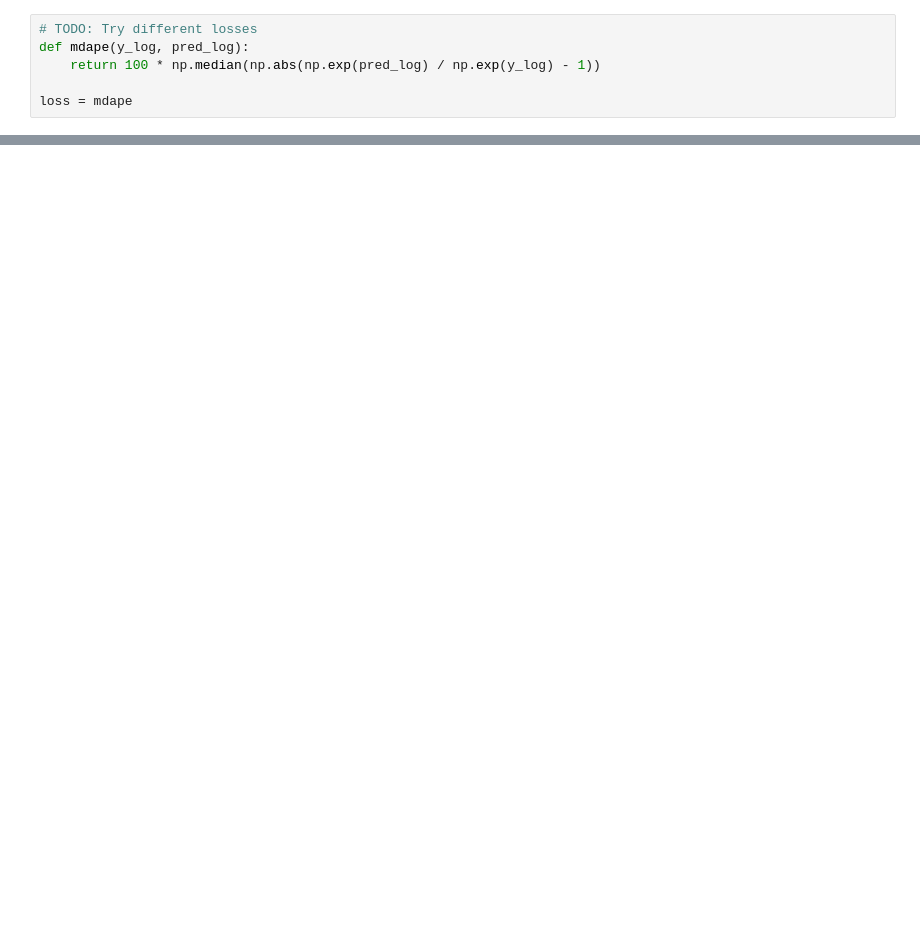
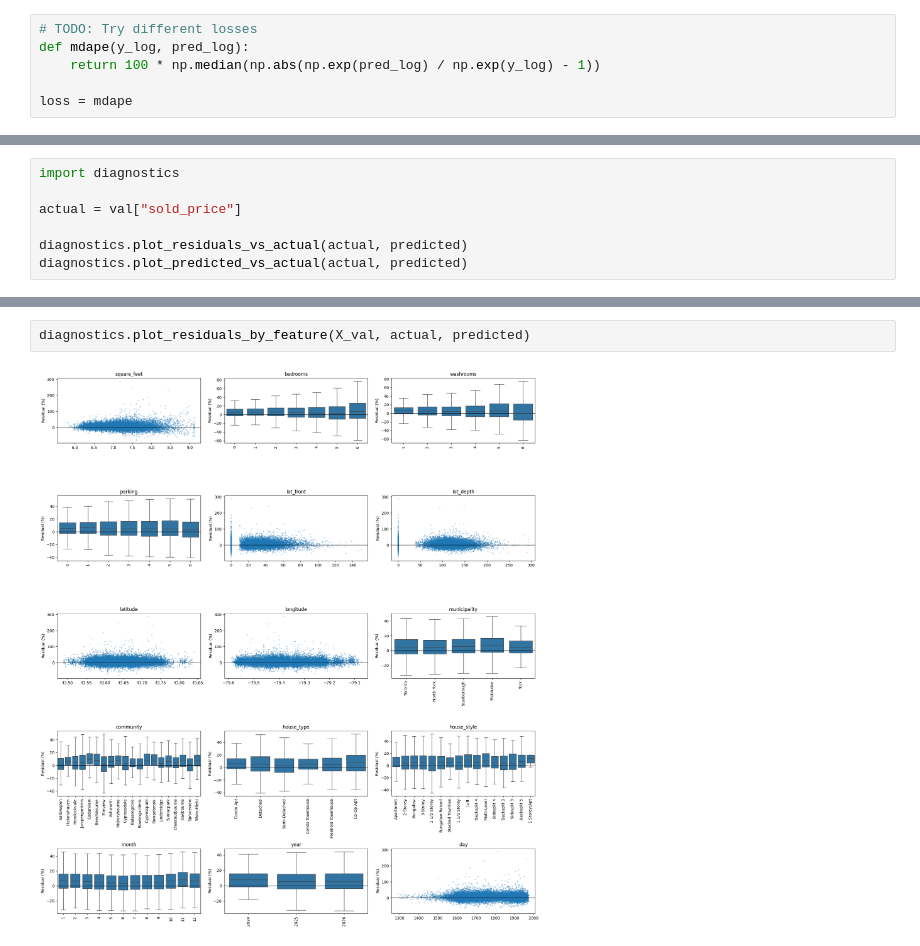
Before and after one commit to Richardhhhg/SSU-Data-Dash, a Jupyter notebook: notebooks/xxbonkxx/models/baseline_training.ipynb, the cells around one changed output, grey strips where cells are left out. Cells and saved outputs as stored; diff of their text form; blank space fills up the shorter version.

```diff
--- a/notebooks/xxbonkxx/models/baseline_training.ipynb
+++ b/notebooks/xxbonkxx/models/baseline_training.ipynb
@@ -195 +202,8 @@ season         0.007985
 dtype: float32
+# %%
+import diagnostics
+
+actual = val["sold_price"]
+
+diagnostics.plot_residuals_vs_actual(actual, predicted)
+diagnostics.plot_predicted_vs_actual(actual, predicted)
@@ -195,0 +213,4 @@ dtype: float32
+# %%
+diagnostics.plot_residuals_by_feature(X_val, actual, predicted)
+# %% [output]
+[figure, added]
```
Also changed, not shown: parts of 11 cells of this notebook, 3 other files.
